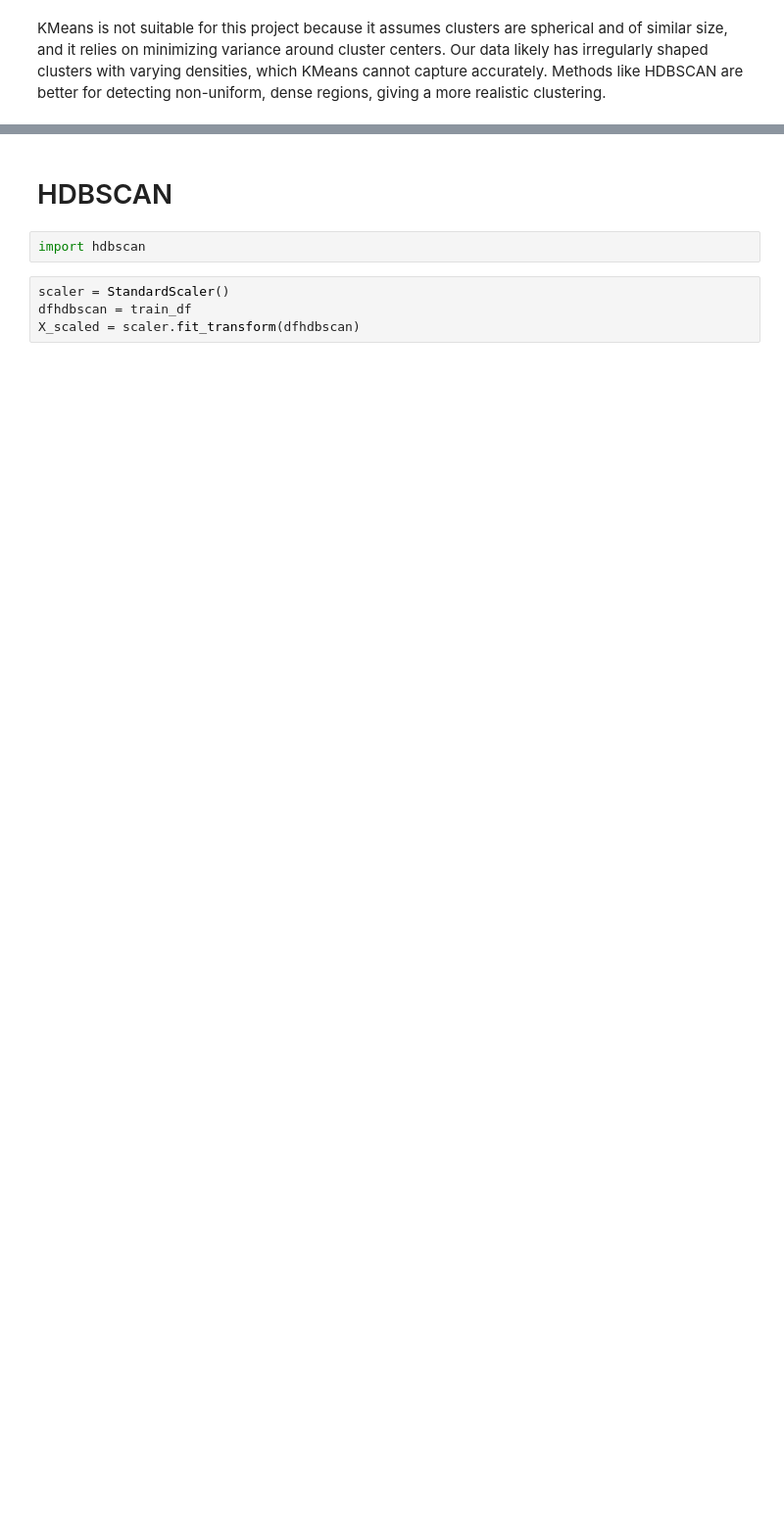
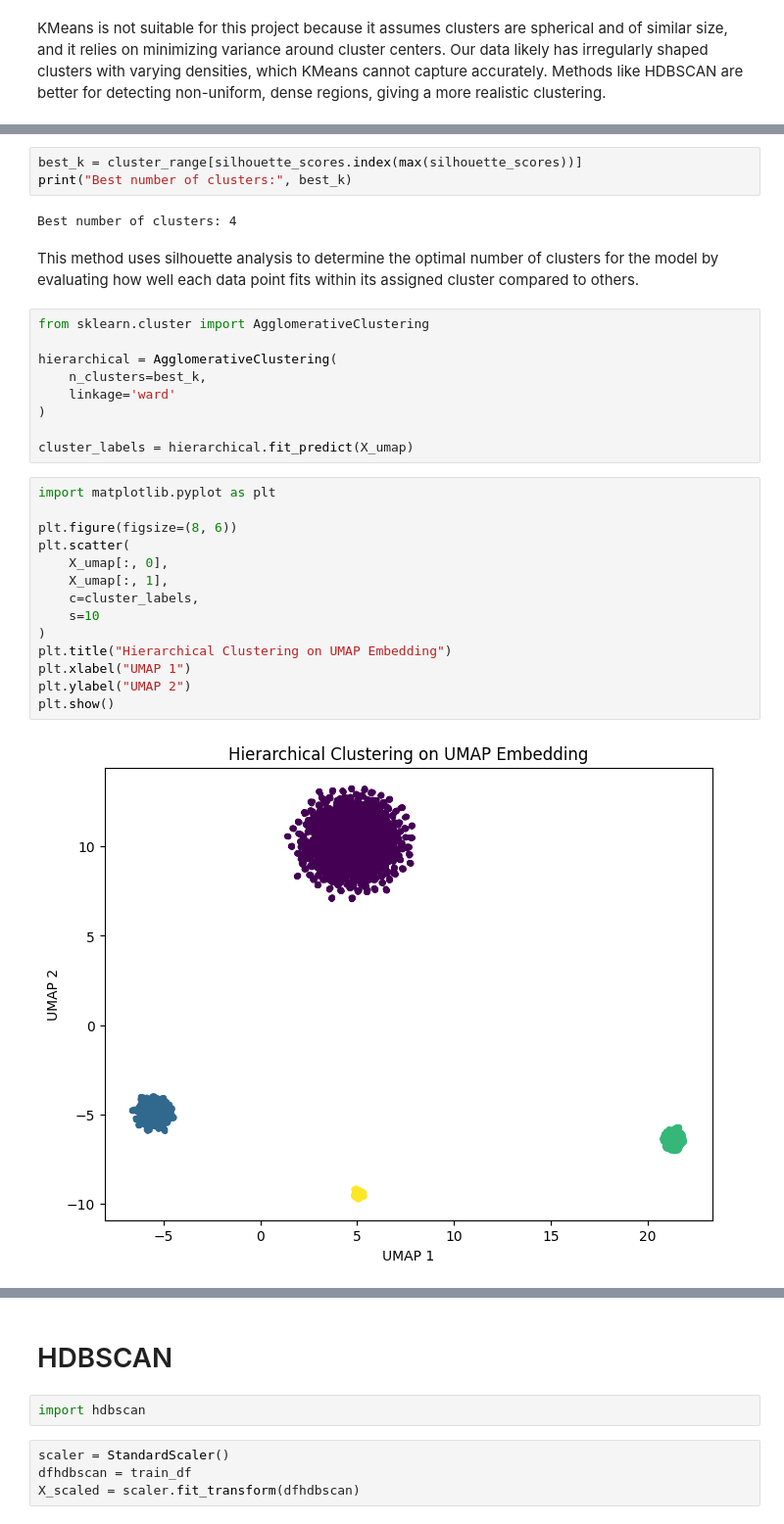
Before and after one commit to Etxarri/ShelterAI, a Jupyter notebook: backend/ai-service/documentation/clustering_models.ipynb, the cells around one changed output, grey strips where cells are left out. Shown at 98% size. Drawn from its saved outputs; the diff is of its cells as text; blank space fills up the shorter version.

```diff
--- a/backend/ai-service/documentation/clustering_models.ipynb
+++ b/backend/ai-service/documentation/clustering_models.ipynb
@@ -346,0 +429,32 @@ KMeans is not suitable for this project because it assumes clusters are spherica
+# %%
+best_k = cluster_range[silhouette_scores.index(max(silhouette_scores))]
+print("Best number of clusters:", best_k)
+# %% [output]
+Best number of clusters: 4
+# %% [markdown]
+This method uses silhouette analysis to determine the optimal number of clusters for the model by evaluating how well each data point fits within its assigned cluster compared to others.
+# %%
+from sklearn.cluster import AgglomerativeClustering
+
+hierarchical = AgglomerativeClustering(
+    n_clusters=best_k,
+    linkage='ward'
+)
+
+cluster_labels = hierarchical.fit_predict(X_umap)
+# %%
+import matplotlib.pyplot as plt
+
+plt.figure(figsize=(8, 6))
+plt.scatter(
+    X_umap[:, 0],
+    X_umap[:, 1],
+    c=cluster_labels,
+    s=10
+)
+plt.title("Hierarchical Clustering on UMAP Embedding")
+plt.xlabel("UMAP 1")
+plt.ylabel("UMAP 2")
+plt.show()
+# %% [output]
+[figure, added]
```
Also changed, not shown: parts of 29 cells of this notebook.
